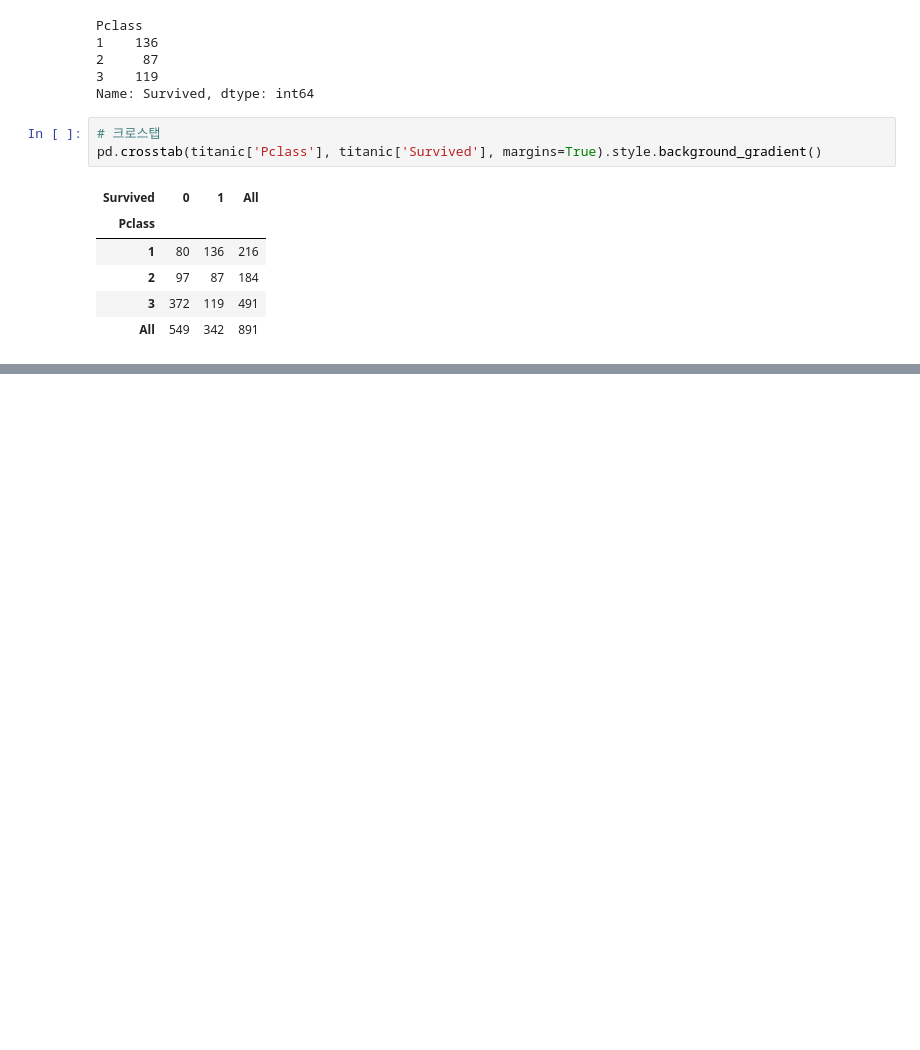
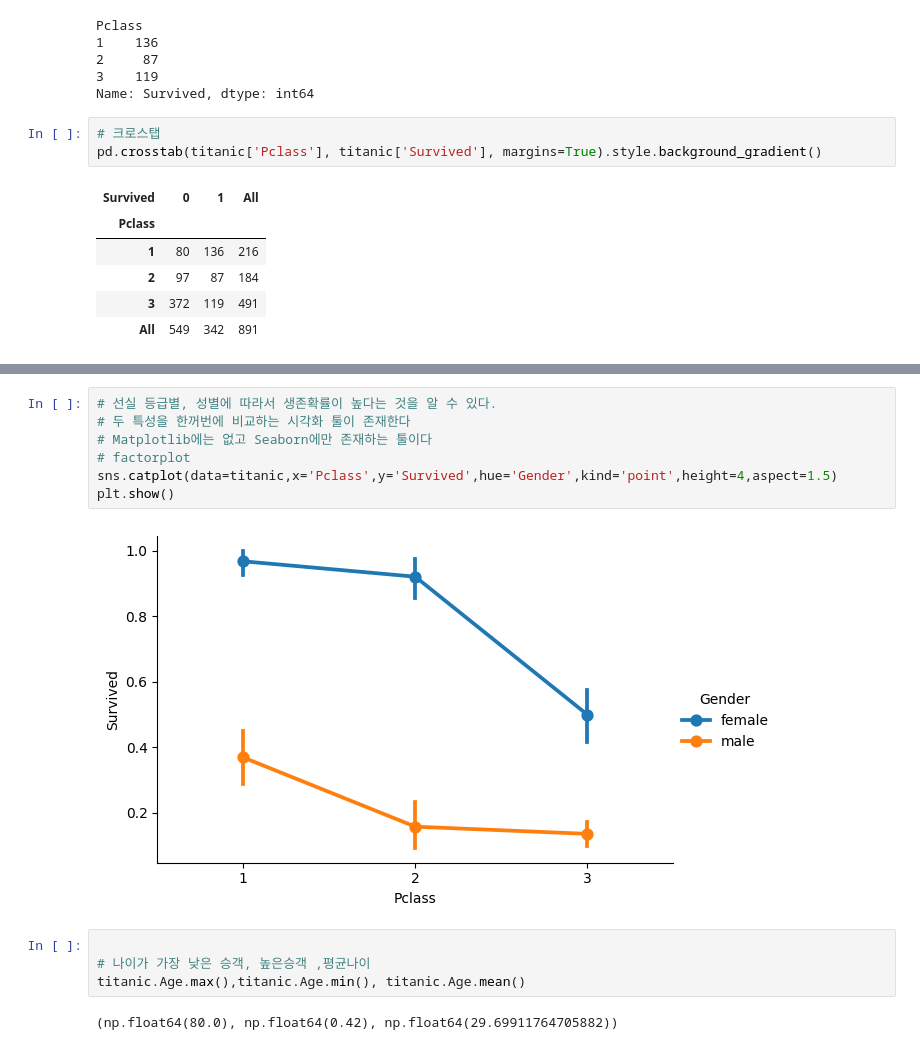
Before and after one commit to sallydeveloperr/DeepLearning, a Jupyter notebook: EDA/titanic.ipynb, the cells around one changed output, grey strips where cells are left out. Cells and saved outputs as stored; diff of their text form; blank space fills up the shorter version.

```diff
--- a/EDA/titanic.ipynb
+++ b/EDA/titanic.ipynb
@@ -205,0 +212,15 @@ pd.crosstab(titanic['Pclass'], titanic['Survived'], margins=True).style.backgrou
+# %%
+# 선실 등급별, 성별에 따라서 생존확률이 높다는 것을 알 수 있다.
+# 두 특성을 한꺼번에 비교하는 시각화 툴이 존재한다
+# Matplotlib에는 없고 Seaborn에만 존재하는 툴이다
+# factorplot
+sns.catplot(data=titanic,x='Pclass',y='Survived',hue='Gender',kind='point',height=4,aspect=1.5)
+plt.show()
+# %% [output]
+[figure, added]
+# %%
+
+# 나이가 가장 낮은 승객, 높은승객 ,평균나이
+titanic.Age.max(),titanic.Age.min(), titanic.Age.mean()
+# %% [output]
+(np.float64(80.0), np.float64(0.42), np.float64(29.69911764705882))
```
Also changed, not shown: parts of 8 cells of this notebook.
